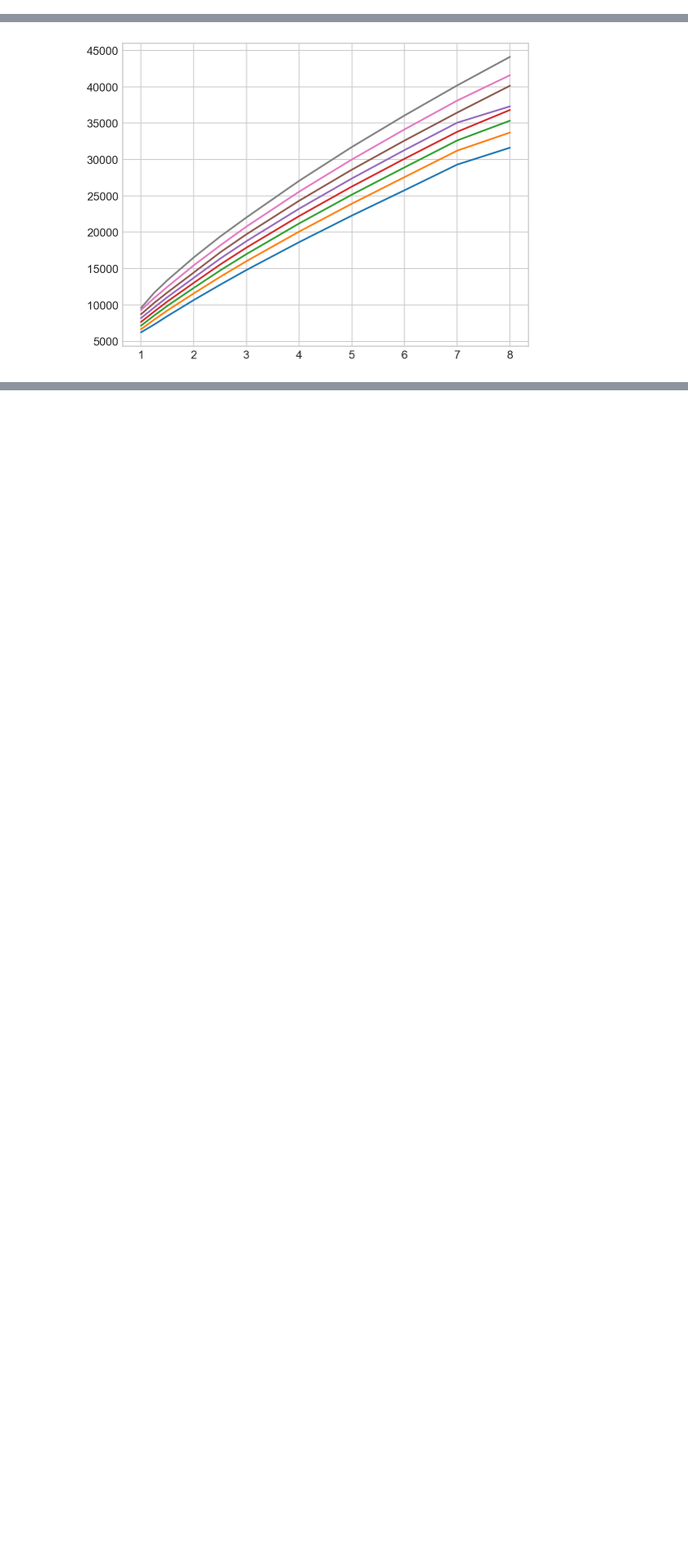
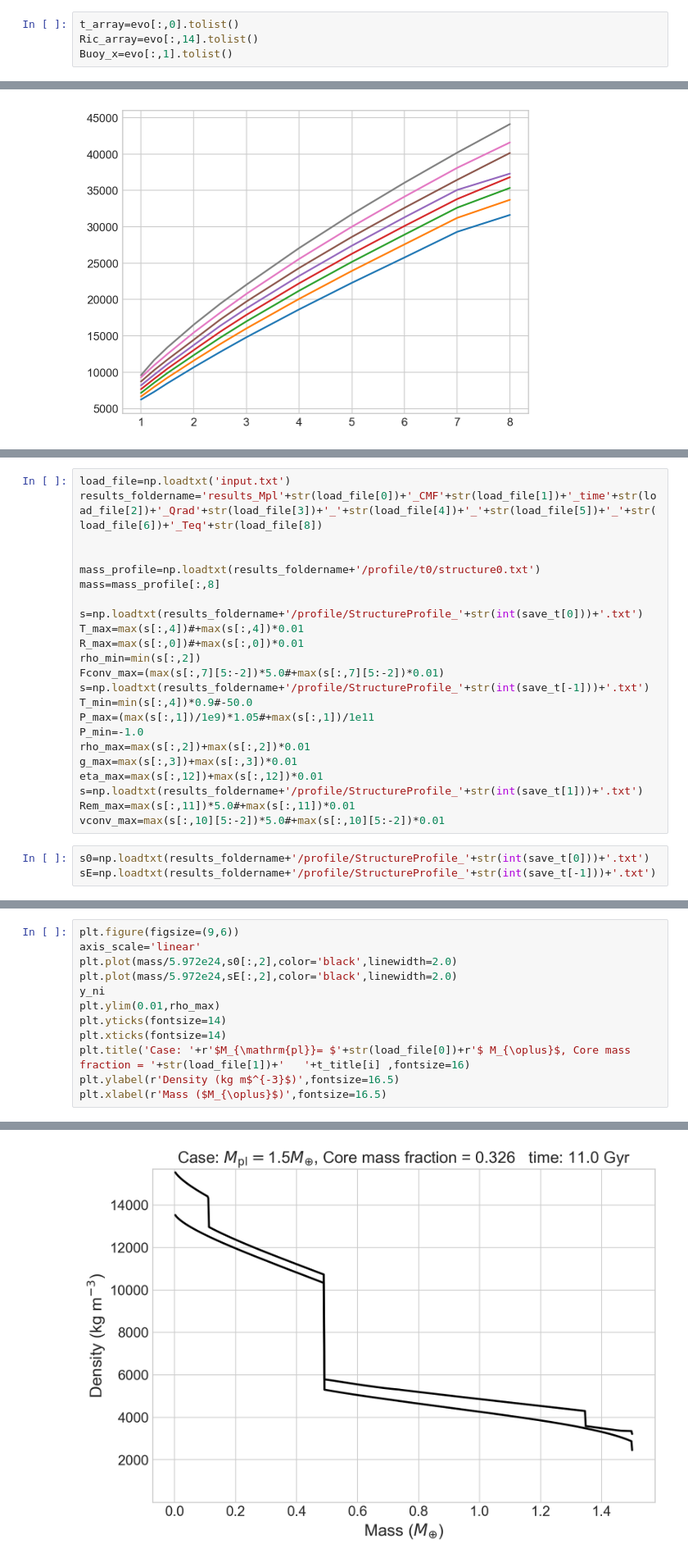
Before and after one commit to zhangjis/CMAPPER_rock, a Jupyter notebook: plot.ipynb, the cells around one changed output, grey strips where cells are left out. Shown at 82% size. Saved outputs shown, nothing was run; the diff lists cells and outputs as text; blank space fills up the shorter version.

```diff
--- a/plot.ipynb
+++ b/plot.ipynb
@@ -11,0 +13,4 @@ import os
+# %%
+t_array=evo[:,0].tolist()
+Ric_array=evo[:,14].tolist()
+Buoy_x=evo[:,1].tolist()
@@ -63,0 +122,26 @@ for i in range(len(Tc[0])):
+# %%
+load_file=np.loadtxt('input.txt')
+results_foldername='results_Mpl'+str(load_file[0])+'_CMF'+str(load_file[1])+'_time'+str(load_file[2])+'_Qrad'+str(load_file[3])+'_'+str(load_file[4])+'_'+str(load_file[5])+'_'+str(load_file[6])+'_Teq'+str(load_file[8])
+
+
+mass_profile=np.loadtxt(results_foldername+'/profile/t0/structure0.txt')
+mass=mass_profile[:,8]
+
+s=np.loadtxt(results_foldername+'/profile/StructureProfile_'+str(int(save_t[0]))+'.txt')
+T_max=max(s[:,4])#+max(s[:,4])*0.01
+R_max=max(s[:,0])#+max(s[:,0])*0.01
+rho_min=min(s[:,2])
+Fconv_max=(max(s[:,7][5:-2])*5.0#+max(s[:,7][5:-2])*0.01)
+s=np.loadtxt(results_foldername+'/profile/StructureProfile_'+str(int(save_t[-1]))+'.txt')
+T_min=min(s[:,4])*0.9#-50.0
+P_max=(max(s[:,1])/1e9)*1.05#+max(s[:,1])/1e11
+P_min=-1.0
+rho_max=max(s[:,2])+max(s[:,2])*0.01
+g_max=max(s[:,3])+max(s[:,3])*0.01
+eta_max=max(s[:,12])+max(s[:,12])*0.01
+s=np.loadtxt(results_foldername+'/profile/StructureProfile_'+str(int(save_t[1]))+'.txt')
+Rem_max=max(s[:,11])*5.0#+max(s[:,11])*0.01
+vconv_max=max(s[:,10][5:-2])*5.0#+max(s[:,10][5:-2])*0.01
+# %%
+s0=np.loadtxt(results_foldername+'/profile/StructureProfile_'+str(int(save_t[0]))+'.txt')
+sE=np.loadtxt(results_foldername+'/profile/StructureProfile_'+str(int(save_t[-1]))+'.txt')
@@ -63,0 +161,13 @@ for i in range(len(Tc[0])):
+# %%
+plt.figure(figsize=(9,6))
+axis_scale='linear'
+plt.plot(mass/5.972e24,s0[:,2],color='black',linewidth=2.0)
+plt.plot(mass/5.972e24,sE[:,2],color='black',linewidth=2.0)
+y_ni
+plt.ylim(0.01,rho_max)
+plt.yticks(fontsize=14)
+plt.xticks(fontsize=14)
+plt.title('Case: '+r'$M_{\mathrm{pl}}= $'+str(load_file[0])+r'$ M_{\oplus}$, Core mass fraction = '+str(load_file[1])+'   '+t_title[i] ,fontsize=16)
+plt.ylabel(r'Density (kg m$^{-3}$)',fontsize=16.5)
+plt.xlabel(r'Mass ($M_{\oplus}$)',fontsize=16.5)
+# %% [output]
@@ -63,0 +175 @@ for i in range(len(Tc[0])):
+[figure, added]
```
Also changed, not shown: parts of 24 cells of this notebook, 1 other file.
